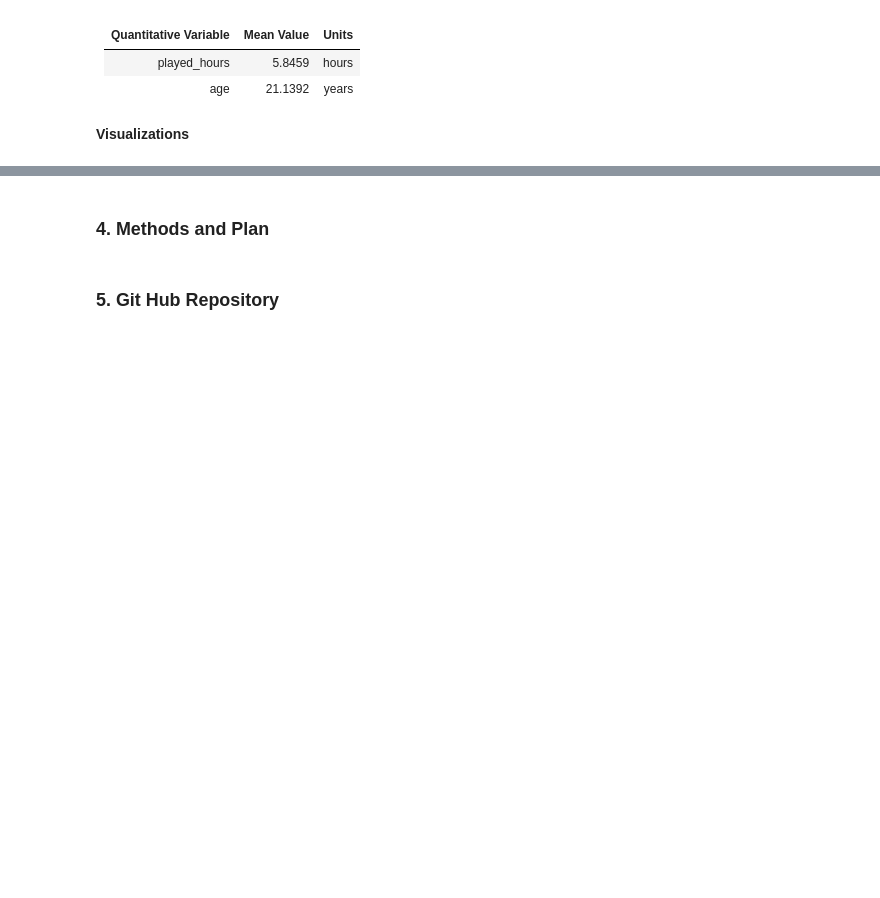
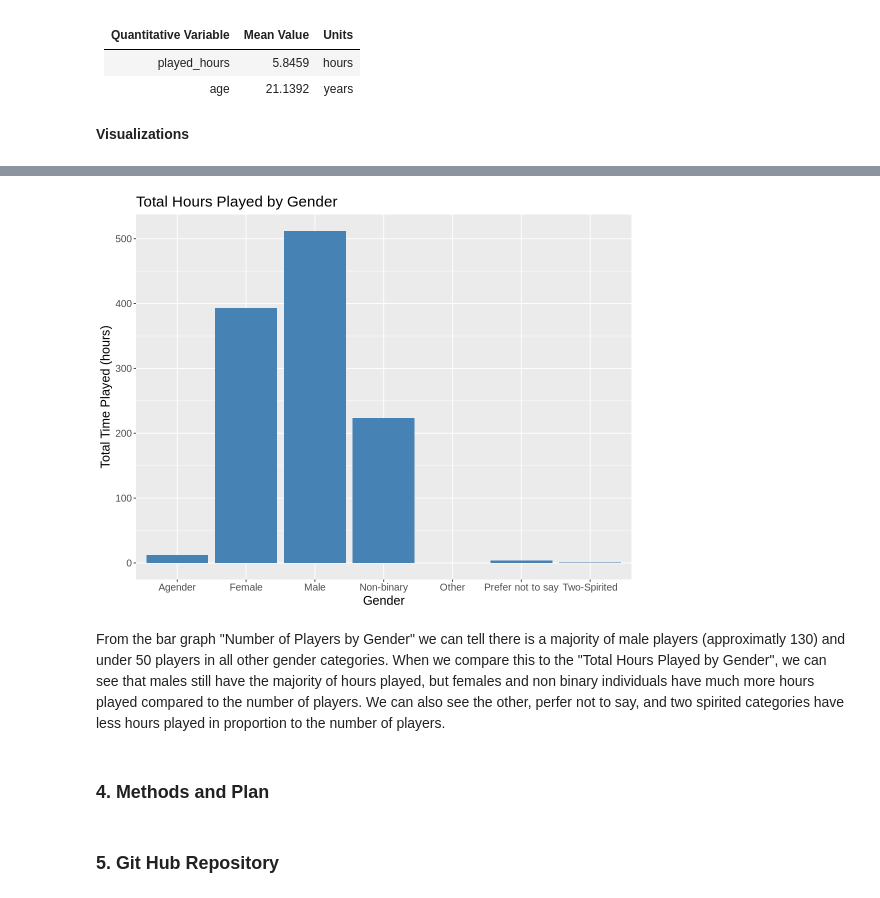
Before and after one commit to emilyk-05/individual_project_planning, a Jupyter notebook: individual_project_planning.ipynb, the cells around one changed output, grey strips where cells are left out. Drawn from its saved outputs; the diff is of its cells as text; code cells hidden in the pictures; blank space fills up the shorter version.

```diff
--- a/individual_project_planning.ipynb
+++ b/individual_project_planning.ipynb
@@ -130,3 +144,16 @@ Warning message in plot_theme(plot):
+# %%
+hours_by_gender <- players_data |>
+    ggplot(aes(x = gender, y = played_hours)) +
+    geom_bar(stat = "identity", fill = "steelblue") +
+    xlab("Gender") +
+    ylab("Total Time Played (hours)") +
+    ggtitle("Total Hours Played by Gender") +
+    theme(text = element_text(size = 15))
+hours_by_gender
+# %% [output]
+[figure, added]
+# %% [markdown]
+From the bar graph "Number of Players by Gender" we can tell there is a majority of male players (approximatly 130) and under 50 players in all other gender categories. When we compare this to the "Total Hours Played by Gender", we can see that males still have the majority of hours played, but females and non binary individuals have much more hours played compared to the number of players. We can also see the other, perfer not to say, and two spirited categories have less hours played in proportion to the number of players.
 # %% [markdown]
 ### 4. Methods and Plan
 # %% [markdown]
```
Also changed, not shown: parts of 5 cells of this notebook.
